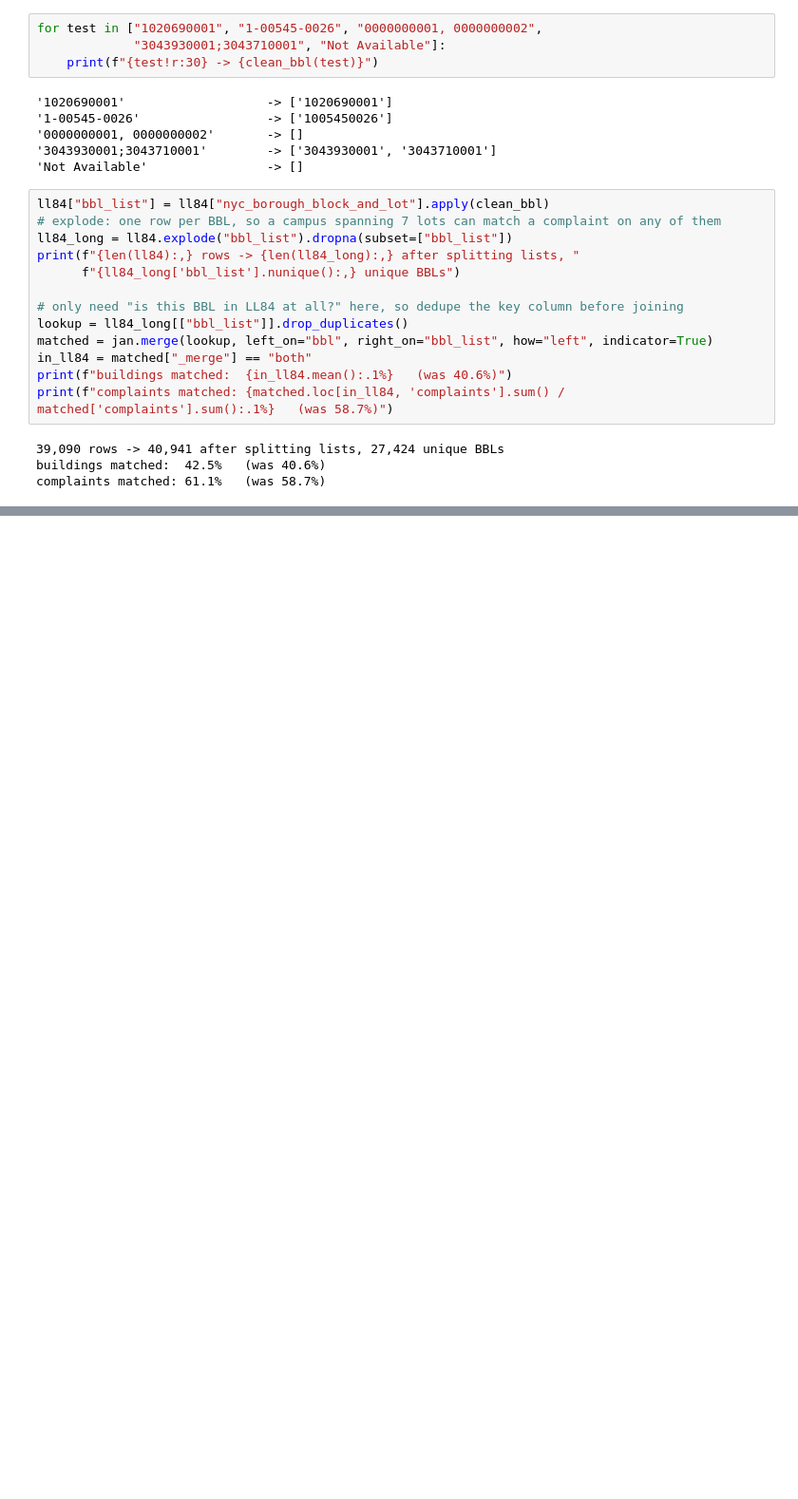
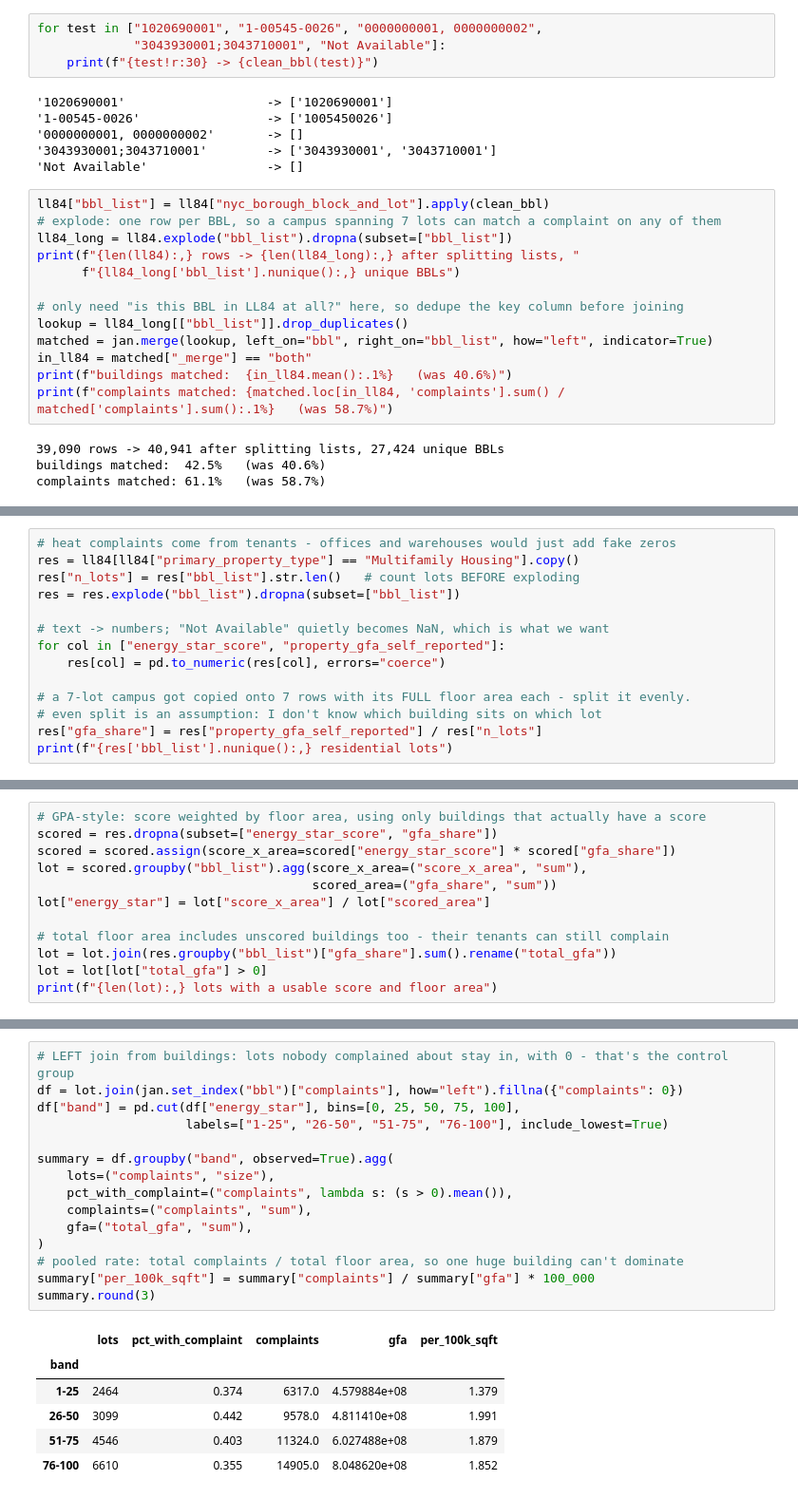
Before and after one commit to DhavalVibhakar99/nyc-heat-energy-pipeline, a Jupyter notebook: notebooks/01_explore_data.ipynb, the cells around one changed output, grey strips where cells are left out. Shown at 95% size. Cells and saved outputs as stored; diff of their text form; blank space fills up the shorter version.

Commit message:
Control for building size: efficiency effect appears within most size groups

```diff
--- a/notebooks/01_explore_data.ipynb
+++ b/notebooks/01_explore_data.ipynb
@@ -264,0 +400,14 @@ After normalizing BBL formats (dashes, comma and semicolon lists, missing values
+# %%
+# heat complaints come from tenants - offices and warehouses would just add fake zeros
+res = ll84[ll84["primary_property_type"] == "Multifamily Housing"].copy()
+res["n_lots"] = res["bbl_list"].str.len()   # count lots BEFORE exploding
+res = res.explode("bbl_list").dropna(subset=["bbl_list"])
+
+# text -> numbers; "Not Available" quietly becomes NaN, which is what we want
+for col in ["energy_star_score", "property_gfa_self_reported"]:
+    res[col] = pd.to_numeric(res[col], errors="coerce")
+
+# a 7-lot campus got copied onto 7 rows with its FULL floor area each - split it evenly.
+# even split is an assumption: I don't know which building sits on which lot
+res["gfa_share"] = res["property_gfa_self_reported"] / res["n_lots"]
+print(f"{res['bbl_list'].nunique():,} residential lots")
@@ -264,0 +416,12 @@ After normalizing BBL formats (dashes, comma and semicolon lists, missing values
+# %%
+# GPA-style: score weighted by floor area, using only buildings that actually have a score
+scored = res.dropna(subset=["energy_star_score", "gfa_share"])
+scored = scored.assign(score_x_area=scored["energy_star_score"] * scored["gfa_share"])
+lot = scored.groupby("bbl_list").agg(score_x_area=("score_x_area", "sum"),
+                                     scored_area=("gfa_share", "sum"))
+lot["energy_star"] = lot["score_x_area"] / lot["scored_area"]
+
+# total floor area includes unscored buildings too - their tenants can still complain
+lot = lot.join(res.groupby("bbl_list")["gfa_share"].sum().rename("total_gfa"))
+lot = lot[lot["total_gfa"] > 0]
+print(f"{len(lot):,} lots with a usable score and floor area")
@@ -264,0 +438,22 @@ After normalizing BBL formats (dashes, comma and semicolon lists, missing values
+# %%
+# LEFT join from buildings: lots nobody complained about stay in, with 0 - that's the control group
+df = lot.join(jan.set_index("bbl")["complaints"], how="left").fillna({"complaints": 0})
+df["band"] = pd.cut(df["energy_star"], bins=[0, 25, 50, 75, 100],
+                    labels=["1-25", "26-50", "51-75", "76-100"], include_lowest=True)
+
+summary = df.groupby("band", observed=True).agg(
+    lots=("complaints", "size"),
+    pct_with_complaint=("complaints", lambda s: (s > 0).mean()),
+    complaints=("complaints", "sum"),
+    gfa=("total_gfa", "sum"),
+)
+# pooled rate: total complaints / total floor area, so one huge building can't dominate
+summary["per_100k_sqft"] = summary["complaints"] / summary["gfa"] * 100_000
+summary.round(3)
+# %% [output]
+|  | lots | pct_with_complaint | complaints | gfa | per_100k_sqft |
+| band |  |  |  |  |  |
+| 1-25 | 2464 | 0.374 | 6317.0 | 4.579884e+08 | 1.379 |
+| 26-50 | 3099 | 0.442 | 9578.0 | 4.811410e+08 | 1.991 |
+| 51-75 | 4546 | 0.403 | 11324.0 | 6.027488e+08 | 1.879 |
+| 76-100 | 6610 | 0.355 | 14905.0 | 8.048620e+08 | 1.852 |
```
Also changed, not shown: parts of 34 cells of this notebook.
